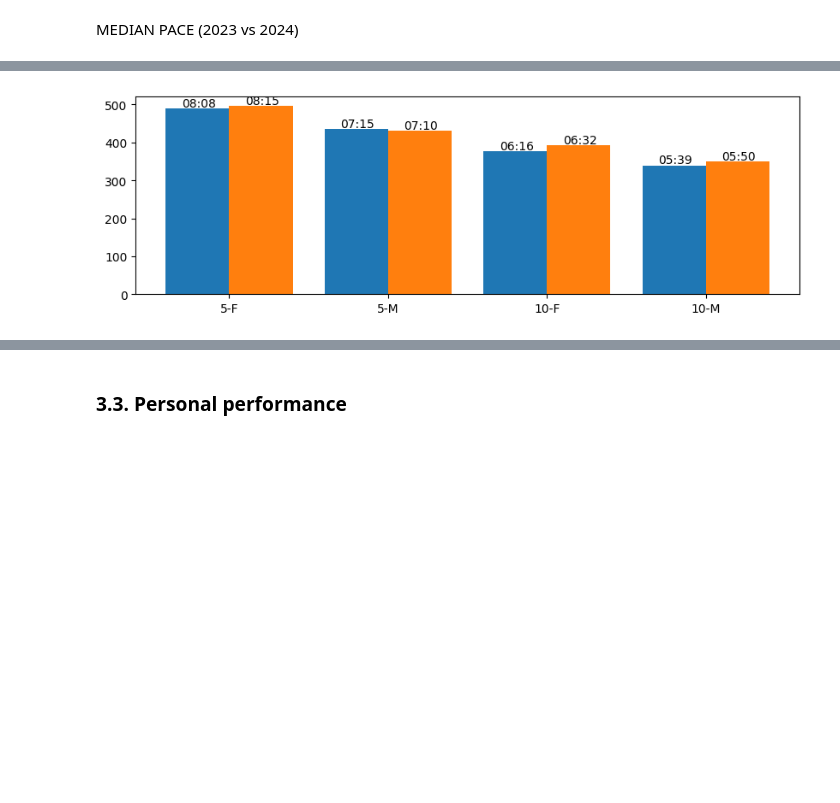
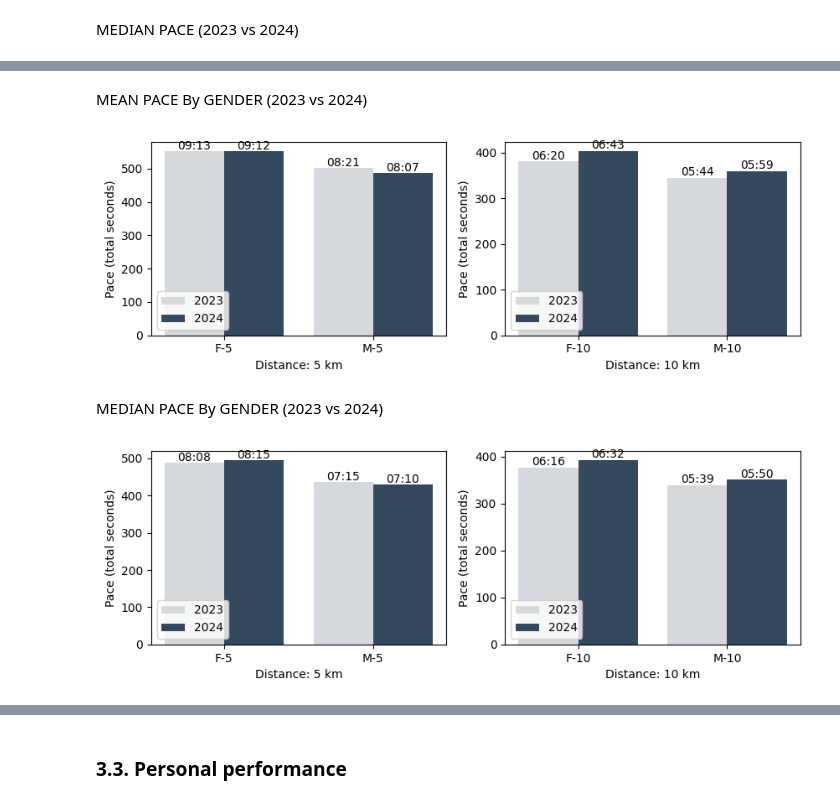
Before and after one commit to rocha-carvalhaes/galo_race_2.0, a Jupyter notebook: notebooks/performance_eda.ipynb, the cells around one changed output, grey strips where cells are left out. Cells and saved outputs as stored; diff of their text form; code cells hidden in the pictures; blank space fills up the shorter version.

```diff
--- a/notebooks/performance_eda.ipynb
+++ b/notebooks/performance_eda.ipynb
@@ -303,5 +371,14 @@ MEDIAN PACE (2023 vs 2024)
+# %% [markdown]
+MEAN PACE By GENDER (2023 vs 2024)
+# %%
+mean_pace_df = get_mean_pace(df, 'total_time_s', 'dist_num', ['gender', 'year'])
+plot_paces(mean_pace_df, display='h', summarize_by=['gender', 'dist_num'])
+# %% [output]
+[figure, added]
+# %% [markdown]
+MEDIAN PACE By GENDER (2023 vs 2024)
 # %%
 mean_pace_df = get_median_pace(df, 'total_time_s', 'dist_num', ['gender', 'year'])
-plot_paces(mean_pace_df)
+plot_paces(mean_pace_df, display='h', summarize_by=['gender', 'dist_num'])
 # %% [output]
-[figure, old version]
+[figure, new version]
```
Also changed, not shown: parts of 13 cells of this notebook, 1 other file.
